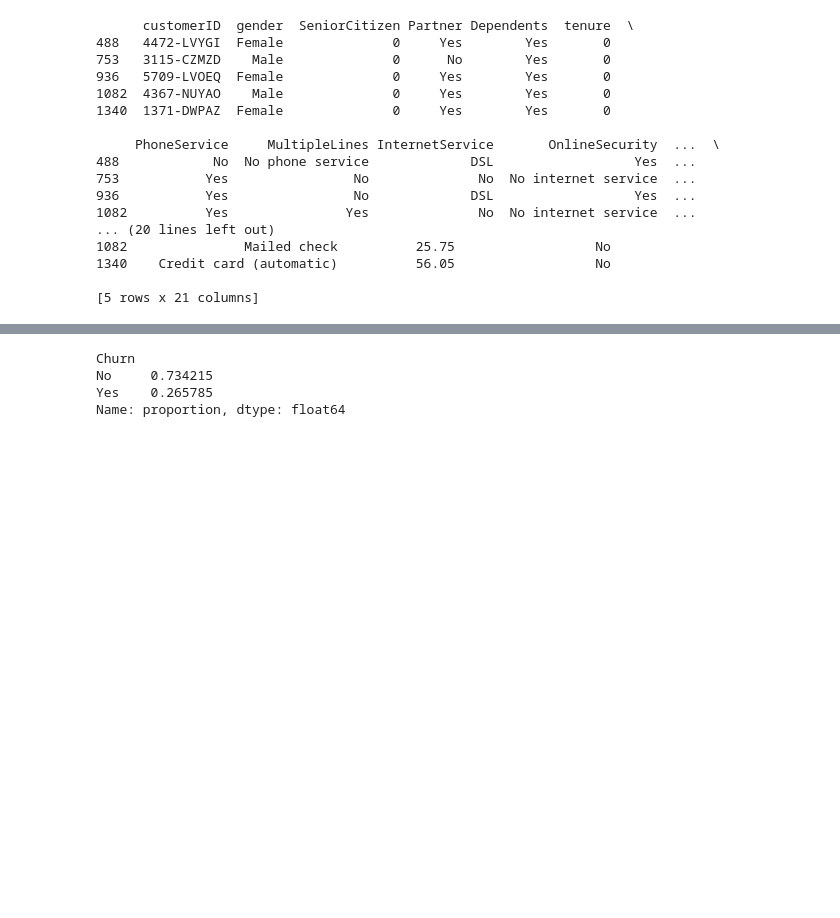
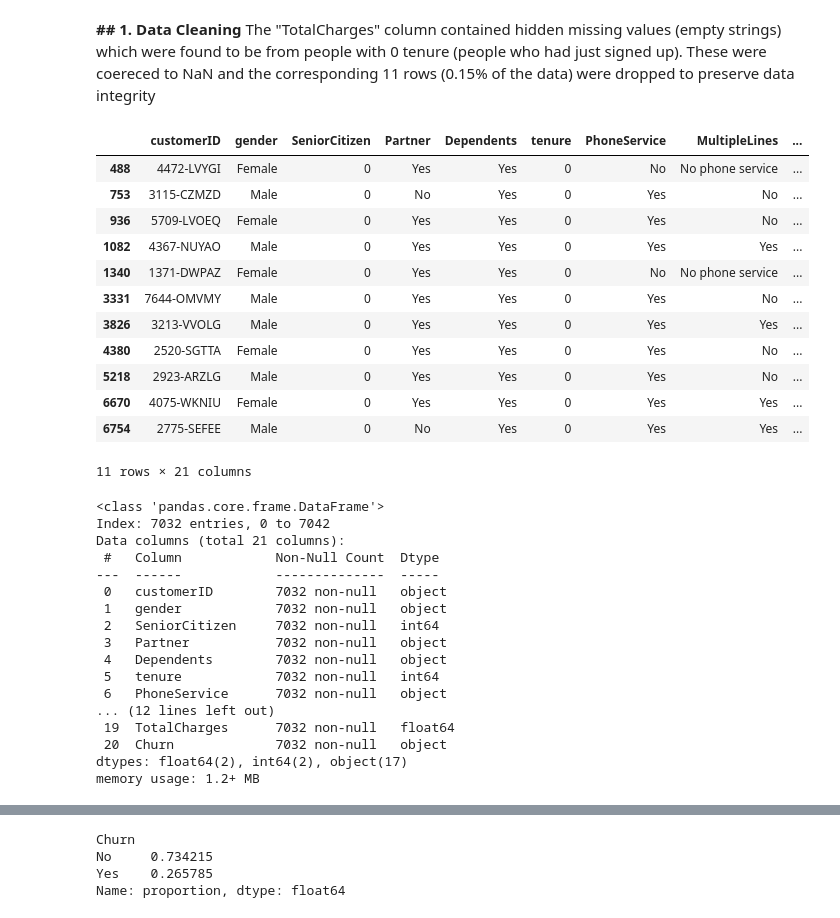
Before and after one commit to tkesatie/telco-churn-portfolio, a Jupyter notebook: 01_initial_exploration.ipynb, the cells around one changed output, grey strips where cells are left out. Cells and saved outputs as stored; diff of their text form; code cells hidden in the pictures; blank space fills up the shorter version.

```diff
--- a/01_initial_exploration.ipynb
+++ b/01_initial_exploration.ipynb
@@ -27,23 +31,39 @@ memory usage: 1.1+ MB
+# %% [markdown]
+**## 1. Data Cleaning**
+The "TotalCharges" column contained hidden missing values (empty strings) which were found to be from people with 0 tenure (people who had just signed up). These were coereced to NaN and the corresponding 11 rows (0.15% of the data) were dropped to preserve data integrity
 # %%
-#df['TotalCharges'] = pd.to_numeric(df['TotalCharges'])
+df['TotalCharges'] = pd.to_numeric(df['TotalCharges'], errors='coerce')
+non_numeric_rows = df[df['TotalCharges'].isnull()]
+print(f"Found {len(non_numeric_rows)} non-numeric rows:")
+display(non_numeric_rows)
+# %% [output]
+|  | customerID | gender | SeniorCitizen | Partner | Dependents | tenure | PhoneService | MultipleLines | ... |
+| 488 | 4472-LVYGI | Female | 0 | Yes | Yes | 0 | No | No phone service | ... |
+| 753 | 3115-CZMZD | Male | 0 | No | Yes | 0 | Yes | No | ... |
+| 936 | 5709-LVOEQ | Female | 0 | Yes | Yes | 0 | Yes | No | ... |
+| 1082 | 4367-NUYAO | Male | 0 | Yes | Yes | 0 | Yes | Yes | ... |
+| 1340 | 1371-DWPAZ | Female | 0 | Yes | Yes | 0 | No | No phone service | ... |
+| 3331 | 7644-OMVMY | Male | 0 | Yes | Yes | 0 | Yes | No | ... |
+| 3826 | 3213-VVOLG | Male | 0 | Yes | Yes | 0 | Yes | Yes | ... |
+| 4380 | 2520-SGTTA | Female | 0 | Yes | Yes | 0 | Yes | No | ... |
+| 5218 | 2923-ARZLG | Male | 0 | Yes | Yes | 0 | Yes | No | ... |
+| 6670 | 4075-WKNIU | Female | 0 | Yes | Yes | 0 | Yes | Yes | ... |
+| 6754 | 2775-SEFEE | Male | 0 | No | Yes | 0 | Yes | Yes | ... |
+11 rows × 21 columns
+<class 'pandas.core.frame.DataFrame'>
+Index: 7032 entries, 0 to 7042
+Data columns (total 21 columns):
+ #   Column            Non-Null Count  Dtype
+---  ------            --------------  -----
+ 0   customerID        7032 non-null   object
+ 1   gender            7032 non-null   object
+ 2   SeniorCitizen     7032 non-null   int64
+ 3   Partner           7032 non-null   object
+ 4   Dependents        7032 non-null   object
+ 5   tenure            7032 non-null   int64
+ 6   PhoneService      7032 non-null   object
+... (12 lines left out)
+ 19  TotalCharges      7032 non-null   float64
+ 20  Churn             7032 non-null   object
+dtypes: float64(2), int64(2), object(17)
+memory usage: 1.2+ MB
-# %%
-bad_rows = df[df['TotalCharges'] == " "]
-print(bad_rows.head())
-# %% [output]
-      customerID  gender  SeniorCitizen Partner Dependents  tenure  \
-488   4472-LVYGI  Female              0     Yes        Yes       0
-753   3115-CZMZD    Male              0      No        Yes       0
-936   5709-LVOEQ  Female              0     Yes        Yes       0
-1082  4367-NUYAO    Male              0     Yes        Yes       0
-1340  1371-DWPAZ  Female              0     Yes        Yes       0
-
-     PhoneService     MultipleLines InternetService       OnlineSecurity  ...  \
-488            No  No phone service             DSL                  Yes  ...
-753           Yes                No              No  No internet service  ...
-936           Yes                No             DSL                  Yes  ...
-1082          Yes               Yes              No  No internet service  ...
-... (20 lines left out)
-1082               Mailed check          25.75                  No
-1340    Credit card (automatic)          56.05                  No
-
-[5 rows x 21 columns]
```
Also changed, not shown: parts of 7 cells of this notebook, 2 other files.
